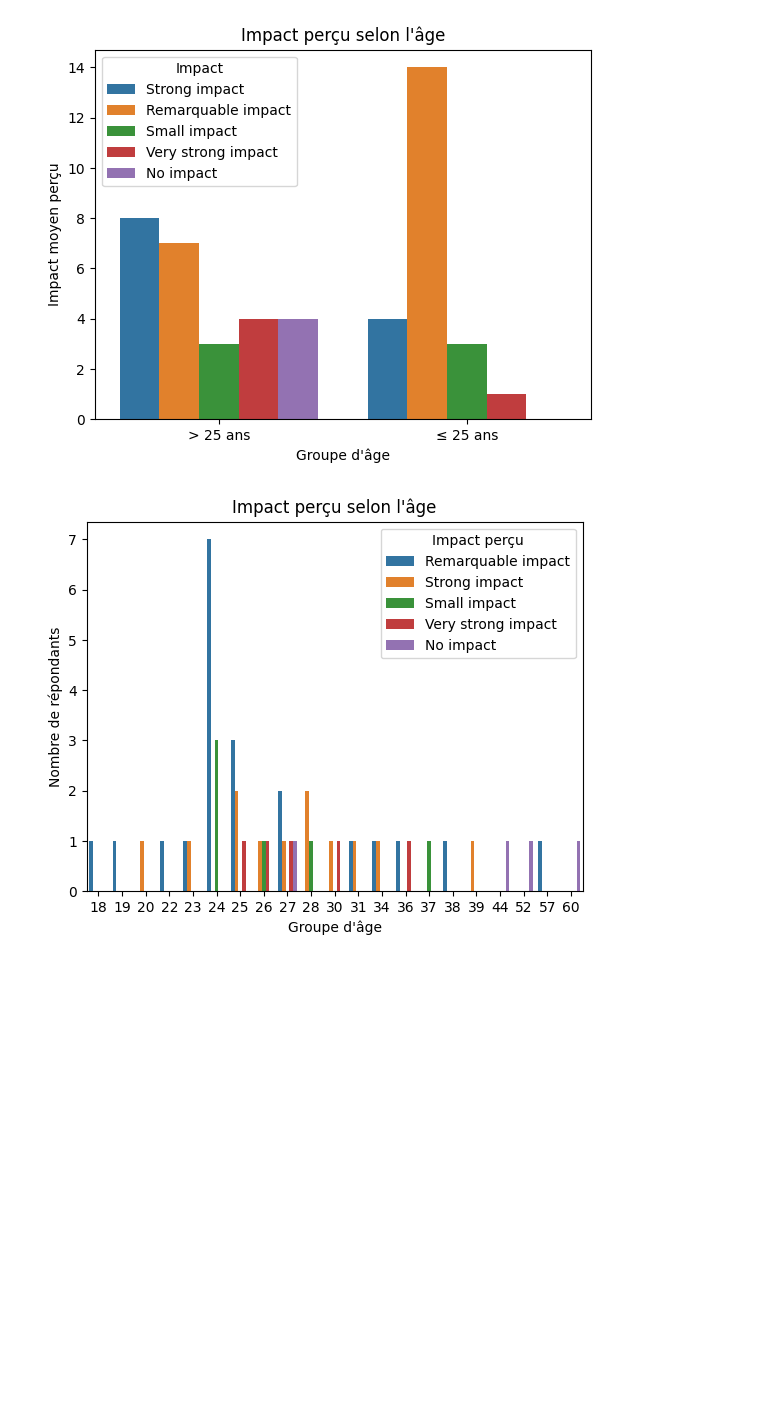
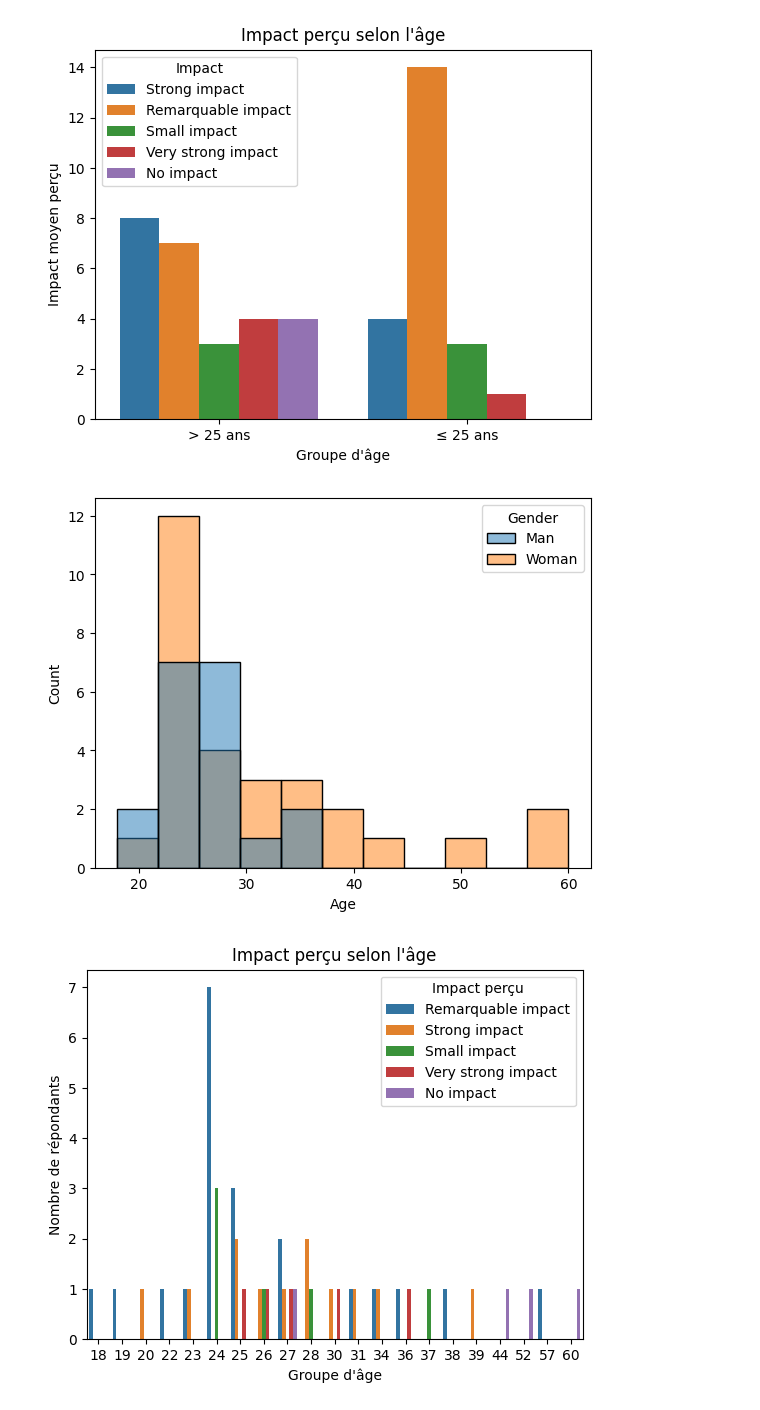
Before and after one commit to Azizbennacer/Survey-analysis, a Jupyter notebook: notebooks/analysis.ipynb, the cells around one changed output. Drawn from its saved outputs; the diff is of its cells as text; code cells hidden in the pictures; blank space fills up the shorter version.

```diff
--- a/notebooks/analysis.ipynb
+++ b/notebooks/analysis.ipynb
@@ -301,4 +301,9 @@ plt.ylabel("Impact moyen perçu")
 plt.show()
 # %% [output]
 [figure]
+# %%
+sns.histplot(data = df,x="Age",hue="Gender")
+plt.show()
+# %% [output]
+[figure, added]
 # %%
```
Also changed, not shown: parts of 6 cells of this notebook.
